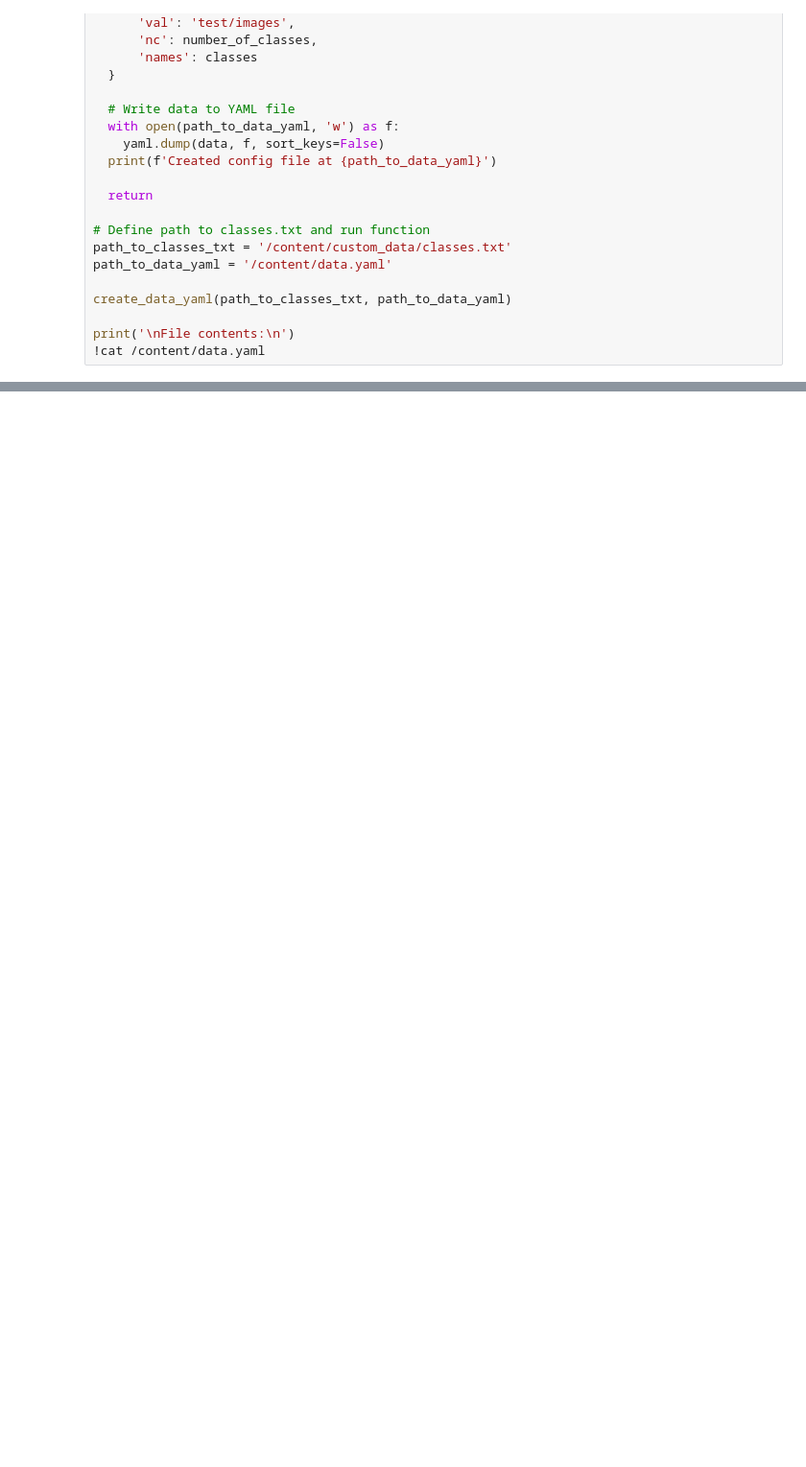
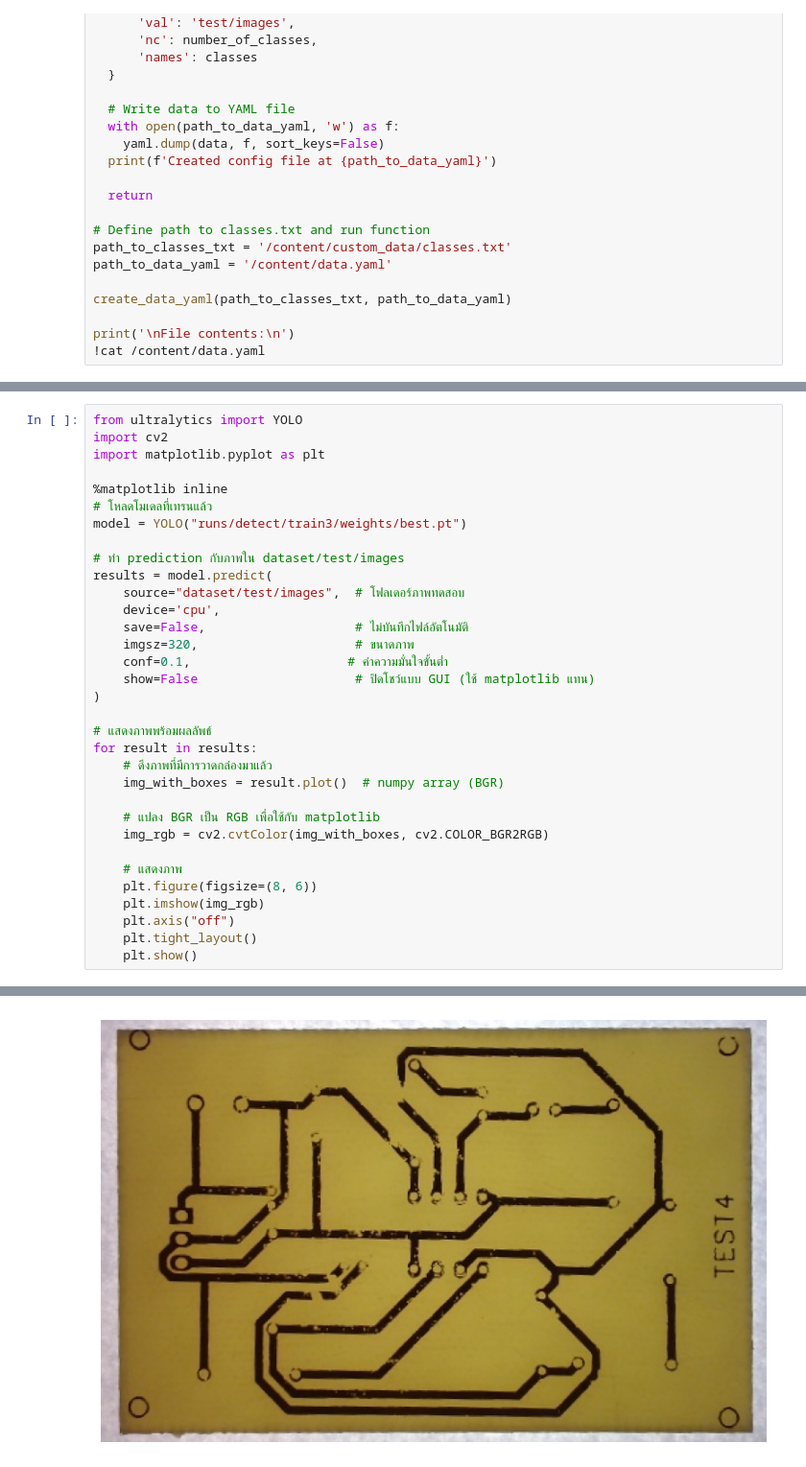
Before and after one commit to PunPK/PCB-Defect-Detection, a Jupyter notebook: YOLOv8_model/train_yolo_detection_1.ipynb, the cells around one changed output, grey strips where cells are left out. Shown at 96% size. Saved outputs shown, nothing was run; the diff lists cells and outputs as text; blank space fills up the shorter version.

Commit message:
Add: train model YOLOv8 V2

```diff
--- a/YOLOv8_model/train_yolo_detection_1.ipynb
+++ b/YOLOv8_model/train_yolo_detection_1.ipynb
@@ -166,0 +561,34 @@ AttributeError: Can't get attribute 'C3k2' on <module 'ultralytics.nn.modules.bl
+# %%
+from ultralytics import YOLO
+import cv2
+import matplotlib.pyplot as plt
+
+%matplotlib inline
+# โหลดโมเดลที่เทรนแล้ว
+model = YOLO("runs/detect/train3/weights/best.pt")
+
+# ทำ prediction กับภาพใน dataset/test/images
+results = model.predict(
+    source="dataset/test/images",  # โฟลเดอร์ภาพทดสอบ
+    device='cpu',
+    save=False,                    # ไม่บันทึกไฟล์อัตโนมัติ
+    imgsz=320,                     # ขนาดภาพ
+    conf=0.1,                     # ค่าความมั่นใจขั้นต่ำ
+    show=False                     # ปิดโชว์แบบ GUI (ใช้ matplotlib แทน)
+)
+
+# แสดงภาพพร้อมผลลัพธ์
+for result in results:
+    # ดึงภาพที่มีการวาดกล่องมาแล้ว
+    img_with_boxes = result.plot()  # numpy array (BGR)
+
+    # แปลง BGR เป็น RGB เพื่อใช้กับ matplotlib
+    img_rgb = cv2.cvtColor(img_with_boxes, cv2.COLOR_BGR2RGB)
+
+    # แสดงภาพ
+    plt.figure(figsize=(8, 6))
+    plt.imshow(img_rgb)
+    plt.axis("off")
+    plt.tight_layout()
+    plt.show()
+# %% [output]
@@ -166,0 +600 @@ AttributeError: Can't get attribute 'C3k2' on <module 'ultralytics.nn.modules.bl
+[figure, added]
```
Also changed, not shown: parts of 29 cells of this notebook.
